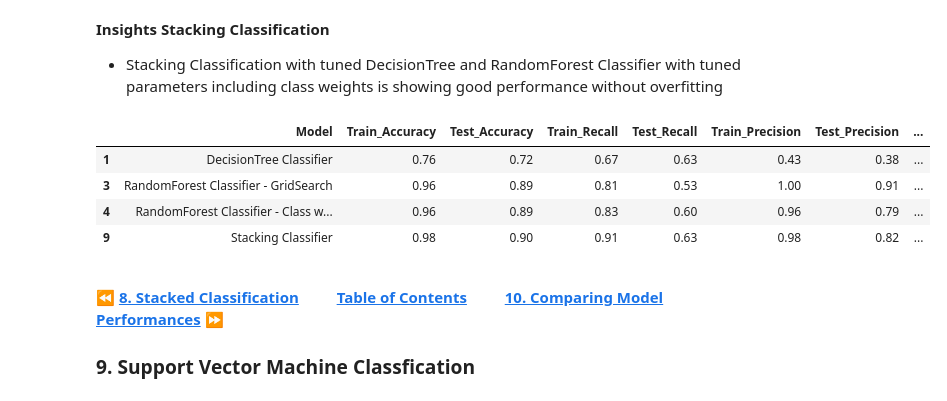
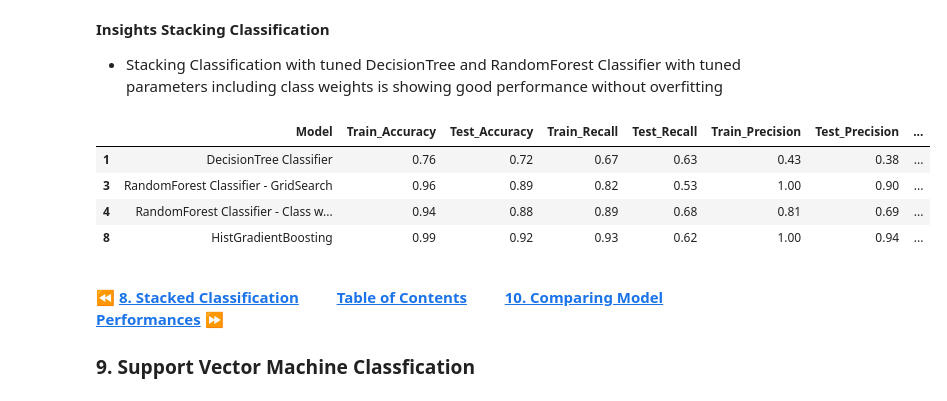
Before and after one commit to cooolbabu/GL-MIT-ADSP-2023, a Jupyter notebook: capstone/CapstoneProjectLoanDefault_LowCode_SreenivasAngaraM3.ipynb, the cells around one changed output. Cells and saved outputs as stored; diff of their text form; code cells hidden in the pictures.

```diff
--- a/capstone/CapstoneProjectLoanDefault_LowCode_SreenivasAngaraM3.ipynb
+++ b/capstone/CapstoneProjectLoanDefault_LowCode_SreenivasAngaraM3.ipynb
@@ -1875,13 +1876,13 @@ https://machinelearningmastery.com/bagging-and-random-forest-for-imbalanced-clas
 **Insights Stacking Classification**
 - Stacking Classification with tuned DecisionTree and RandomForest Classifier with tuned parameters including class weights is showing good performance without overfitting
 # %%
-comparison_frame.iloc[[1, 3, 4, 9]]
+comparison_frame.iloc[[1, 3, 4, 8]]
 # %% [output]
 |  | Model | Train_Accuracy | Test_Accuracy | Train_Recall | Test_Recall | Train_Precision | Test_Precision | ... |
 | 1 | DecisionTree Classifier | 0.76 | 0.72 | 0.67 | 0.63 | 0.43 | 0.38 | ... |
-| 3 | RandomForest Classifier - GridSearch | 0.96 | 0.89 | 0.81 | 0.53 | 1.00 | 0.91 | ... |
-| 4 | RandomForest Classifier - Class w... | 0.96 | 0.89 | 0.83 | 0.60 | 0.96 | 0.79 | ... |
-| 9 | Stacking Classifier | 0.98 | 0.90 | 0.91 | 0.63 | 0.98 | 0.82 | ... |
+| 3 | RandomForest Classifier - GridSearch | 0.96 | 0.89 | 0.82 | 0.53 | 1.00 | 0.90 | ... |
+| 4 | RandomForest Classifier - Class w... | 0.94 | 0.88 | 0.89 | 0.68 | 0.81 | 0.69 | ... |
+| 8 | HistGradientBoosting | 0.99 | 0.92 | 0.93 | 0.62 | 1.00 | 0.94 | ... |
 # %% [markdown]
 <a id="svm"> </a>
 
```
Also changed, not shown: parts of 16 cells of this notebook.
